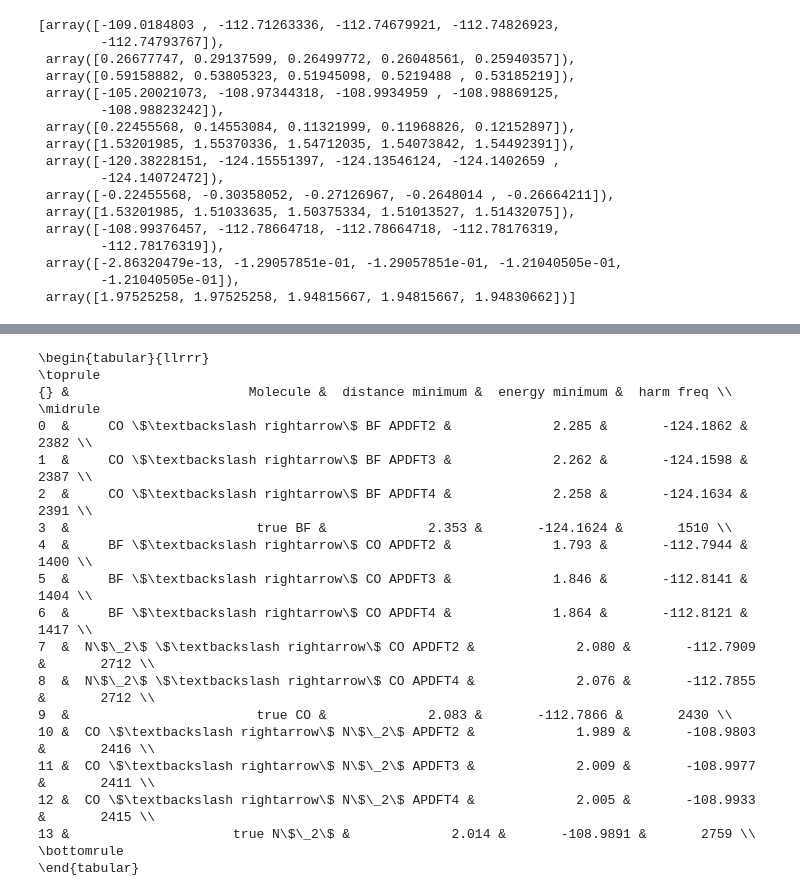
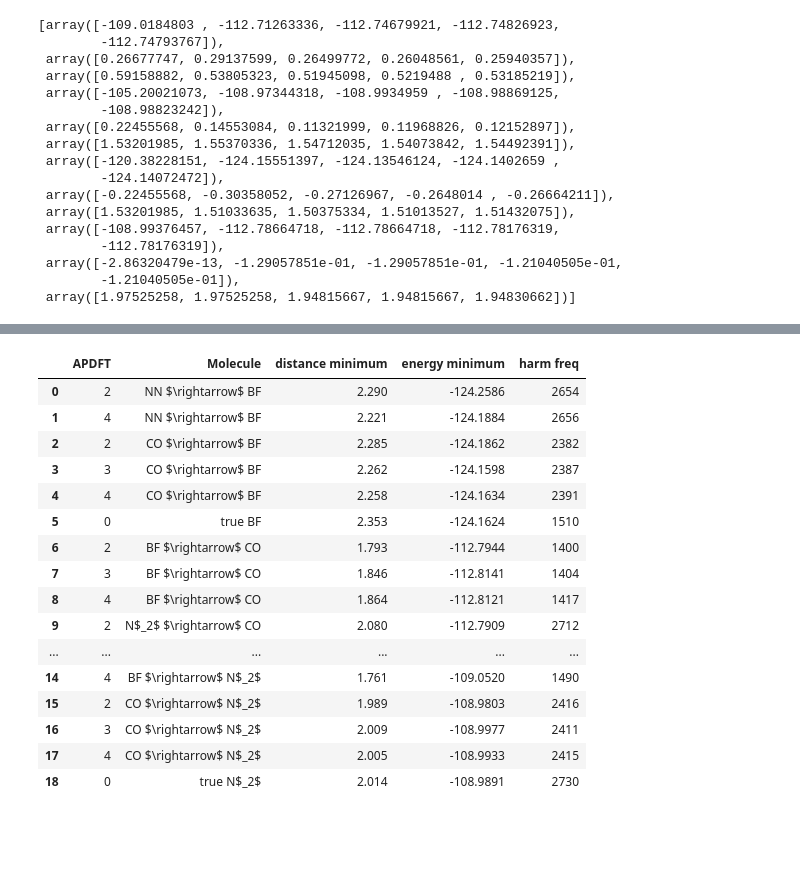
Before and after one commit to ferchault/APDFT, a Jupyter notebook: prototyping/hessian/AAFF/3_Example_of_geom_relax/Diatomics_AF_Morse3.ipynb, the cells around one changed output, grey strips where cells are left out. Saved outputs shown, nothing was run; the diff lists cells and outputs as text; code cells hidden in the pictures; blank space fills up the shorter version.

```diff
--- a/prototyping/hessian/AAFF/3_Example_of_geom_relax/Diatomics_AF_Morse3.ipynb
+++ b/prototyping/hessian/AAFF/3_Example_of_geom_relax/Diatomics_AF_Morse3.ipynb
@@ -170,12 +170,12 @@ array([ -93.86773845, -108.64435069, -108.91767756, -108.92943773,
 #gderNN,hderNN=hoad(NN)
 #np.save("./Diatomics_derivs",np.asarray([gderCO,hderCO,gderBF,hderBF,gderNN,hderNN]))
 # %%
-#gderCO=np.load("./Diatomics_derivs.npy")[0]
-#hderCO=np.load("./Diatomics_derivs.npy")[1]
-#gderBF=np.load("./Diatomics_derivs.npy")[2]
-#hderBF=np.load("./Diatomics_derivs.npy")[3]
-#gderNN=np.load("./Diatomics_derivs.npy")[4]
-#hderNN=np.load("./Diatomics_derivs.npy")[5]
+gderCO=np.load("./Diatomics_derivs.npy")[0]
+hderCO=np.load("./Diatomics_derivs.npy")[1]
+gderBF=np.load("./Diatomics_derivs.npy")[2]
+hderBF=np.load("./Diatomics_derivs.npy")[3]
+gderNN=np.load("./Diatomics_derivs.npy")[4]
+hderNN=np.load("./Diatomics_derivs.npy")[5]
 # %%
 #gpco_nn=[gderCO[0]+alc_deriv_grad_nuc(CO,[1,-1])[1,2],
 #        gderCO[0]+gderCO[1]/2+alc_differential_grad_nuc(CO,[1,-1])[1,2],
@@ -276,7 +274,7 @@ gpbf_nn=predictions[13]
 hpbf_nn=predictions[14]
 epnn_bf=predictions[15]
 gpnn_bf=predictions[16]
-pnn_bf=predictions[17]
+hpnn_bf=predictions[17]
 # %%
 for i in range(1,4):
     print("APDFT{}".format(i+1))
@@ -554,0 +661,7 @@ print(pd.DataFrame(q).to_latex())
+# %%
+for i in [2,3,4]:
+    dfm=df1.query("APDFT=={}".format(i))
+    print("APDFT={}".format(i))
+    print("distance minimum    ",dfm["distance minimum"].abs().mean())
+    print("energy minimum    ",dfm["energy minimum"].abs().mean())
+    print("harm freq    ",dfm["harm freq"].abs().mean())
@@ -554,0 +735,3 @@ print(pd.DataFrame(q).to_latex())
+# %%
+pd2=pd.DataFrame(q2)
+print(pd2.to_latex())
@@ -555 +756,21 @@ print(pd.DataFrame(q).to_latex())
+# %%
+pd2
+# %% [output]
+|  | APDFT | Molecule | distance minimum | energy minimum | harm freq |
+| 0 | 2 | NN $\rightarrow$ BF | 2.290 | -124.2586 | 2654 |
+| 1 | 4 | NN $\rightarrow$ BF | 2.221 | -124.1884 | 2656 |
+| 2 | 2 | CO $\rightarrow$ BF | 2.285 | -124.1862 | 2382 |
+| 3 | 3 | CO $\rightarrow$ BF | 2.262 | -124.1598 | 2387 |
+| 4 | 4 | CO $\rightarrow$ BF | 2.258 | -124.1634 | 2391 |
+| 5 | 0 | true BF | 2.353 | -124.1624 | 1510 |
+| 6 | 2 | BF $\rightarrow$ CO | 1.793 | -112.7944 | 1400 |
+| 7 | 3 | BF $\rightarrow$ CO | 1.846 | -112.8141 | 1404 |
+| 8 | 4 | BF $\rightarrow$ CO | 1.864 | -112.8121 | 1417 |
+| 9 | 2 | N$_2$ $\rightarrow$ CO | 2.080 | -112.7909 | 2712 |
+| ... | ... | ... | ... | ... | ... |
+| 14 | 4 | BF $\rightarrow$ N$_2$ | 1.761 | -109.0520 | 1490 |
+| 15 | 2 | CO $\rightarrow$ N$_2$ | 1.989 | -108.9803 | 2416 |
+| 16 | 3 | CO $\rightarrow$ N$_2$ | 2.009 | -108.9977 | 2411 |
+| 17 | 4 | CO $\rightarrow$ N$_2$ | 2.005 | -108.9933 | 2415 |
+| 18 | 0 | true N$_2$ | 2.014 | -108.9891 | 2730 |
 # %%
@@ -592,23 +820,0 @@ q2.append({"Molecule" :"true N$_2$","energy minimum": np.round(nn_min[1],decimal
-# %%
-print(pd.DataFrame(q2).to_latex())
-# %% [output]
-\begin{tabular}{llrrr}
-\toprule
-{} &                       Molecule &  distance minimum &  energy minimum &  harm freq \\
-\midrule
-0  &     CO \$\textbackslash rightarrow\$ BF APDFT2 &             2.285 &       -124.1862 &       2382 \\
-1  &     CO \$\textbackslash rightarrow\$ BF APDFT3 &             2.262 &       -124.1598 &       2387 \\
-2  &     CO \$\textbackslash rightarrow\$ BF APDFT4 &             2.258 &       -124.1634 &       2391 \\
-3  &                        true BF &             2.353 &       -124.1624 &       1510 \\
-4  &     BF \$\textbackslash rightarrow\$ CO APDFT2 &             1.793 &       -112.7944 &       1400 \\
-5  &     BF \$\textbackslash rightarrow\$ CO APDFT3 &             1.846 &       -112.8141 &       1404 \\
-6  &     BF \$\textbackslash rightarrow\$ CO APDFT4 &             1.864 &       -112.8121 &       1417 \\
-7  &  N\$\_2\$ \$\textbackslash rightarrow\$ CO APDFT2 &             2.080 &       -112.7909 &       2712 \\
-8  &  N\$\_2\$ \$\textbackslash rightarrow\$ CO APDFT4 &             2.076 &       -112.7855 &       2712 \\
-9  &                        true CO &             2.083 &       -112.7866 &       2430 \\
-10 &  CO \$\textbackslash rightarrow\$ N\$\_2\$ APDFT2 &             1.989 &       -108.9803 &       2416 \\
-11 &  CO \$\textbackslash rightarrow\$ N\$\_2\$ APDFT3 &             2.009 &       -108.9977 &       2411 \\
-12 &  CO \$\textbackslash rightarrow\$ N\$\_2\$ APDFT4 &             2.005 &       -108.9933 &       2415 \\
-13 &                     true N\$\_2\$ &             2.014 &       -108.9891 &       2759 \\
-\bottomrule
-\end{tabular}
```
Also changed, not shown: parts of 18 cells of this notebook, 15 other files.
